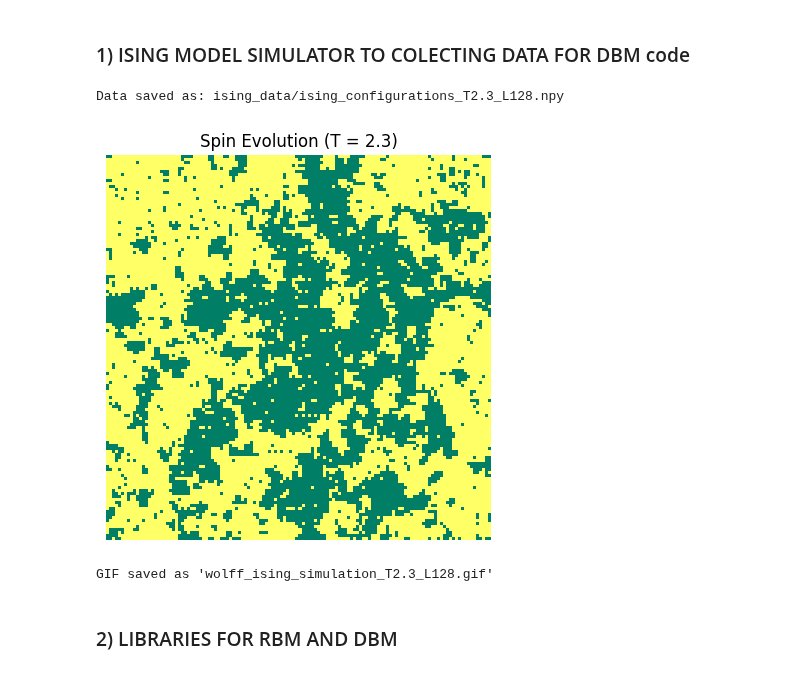
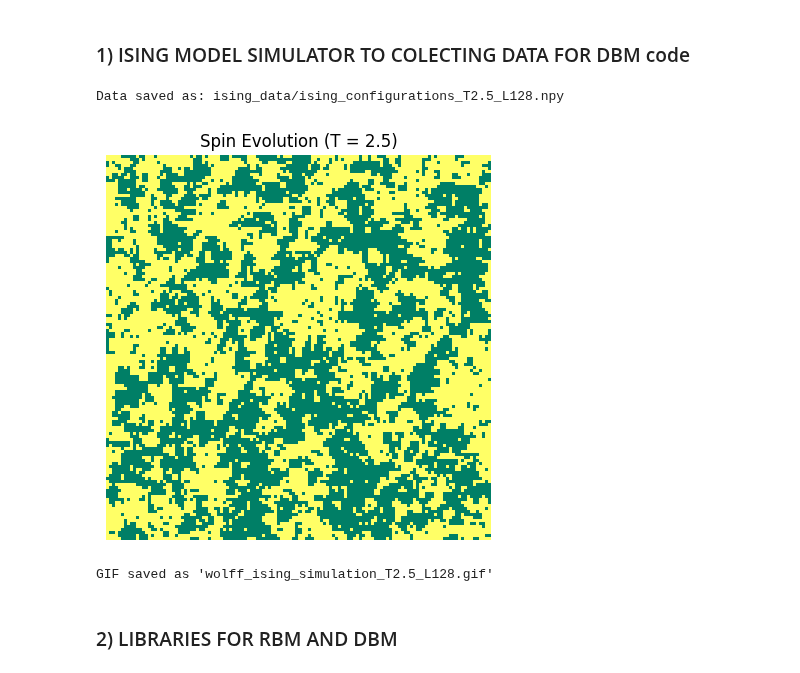
Before and after one commit to DaviFPassos/DBM_IsingSimulator, a Jupyter notebook: DBM_IsingSimulator.ipynb, the cells around one changed output. Cells and saved outputs as stored; diff of their text form; code cells hidden in the pictures.

```diff
--- a/DBM_IsingSimulator.ipynb
+++ b/DBM_IsingSimulator.ipynb
@@ -8,7 +450,7 @@ import os
 
 # Model parameters
 L = 128  # lattice size
-T = 2.3  # temperature
+T = 2.5  # temperature
 J = 1    # coupling constant
 
 beta = 1 / T
@@ -53,36 +495,36 @@ for step in range(n_steps):
     wolff_cluster_flip(spins, L, p)
 
     if step % frame_interval == 0:
         frames.append(spins.copy())
 
     if step > 3000 and step % save_interval == 0:
         final_state_samples.append(spins.copy())
 
 # Save final samples as .npy file
 output_path = "ising_data"
 os.makedirs(output_path, exist_ok=True)
 file_name = os.path.join(output_path, f"ising_configurations_T{T}_L{L}.npy")
 np.save(file_name, np.array(final_state_samples))
 print(f"Data saved as: {file_name}")
 
 # Create and save animation GIF
 fig, ax = plt.subplots(figsize=(5, 5))
 im = ax.imshow(frames[0], cmap="summer", animated=True)
 ax.set_title(f"Spin Evolution (T = {T})")
 plt.axis("off")
 
 def update(frame):
     im.set_array(frames[frame])
     return [im]
 ani = FuncAnimation(fig, update, frames=len(frames), interval=200, blit=True)
 gif_path = f"wolff_ising_simulation_T{T}_L{L}.gif"
 ani.save(gif_path, writer=PillowWriter(fps=5))
 plt.show()
 print(f"GIF saved as '{gif_path}'")
 # %% [output]
-Data saved as: ising_data/ising_configurations_T2.3_L128.npy
+Data saved as: ising_data/ising_configurations_T2.5_L128.npy
-[figure, old version]
+[figure, new version]
-GIF saved as 'wolff_ising_simulation_T2.3_L128.gif'
+GIF saved as 'wolff_ising_simulation_T2.5_L128.gif'
 # %% [markdown]
 ### 2) LIBRARIES FOR RBM AND DBM
 # %%
```
Also changed, not shown: parts of 14 cells of this notebook, 10 other files.
